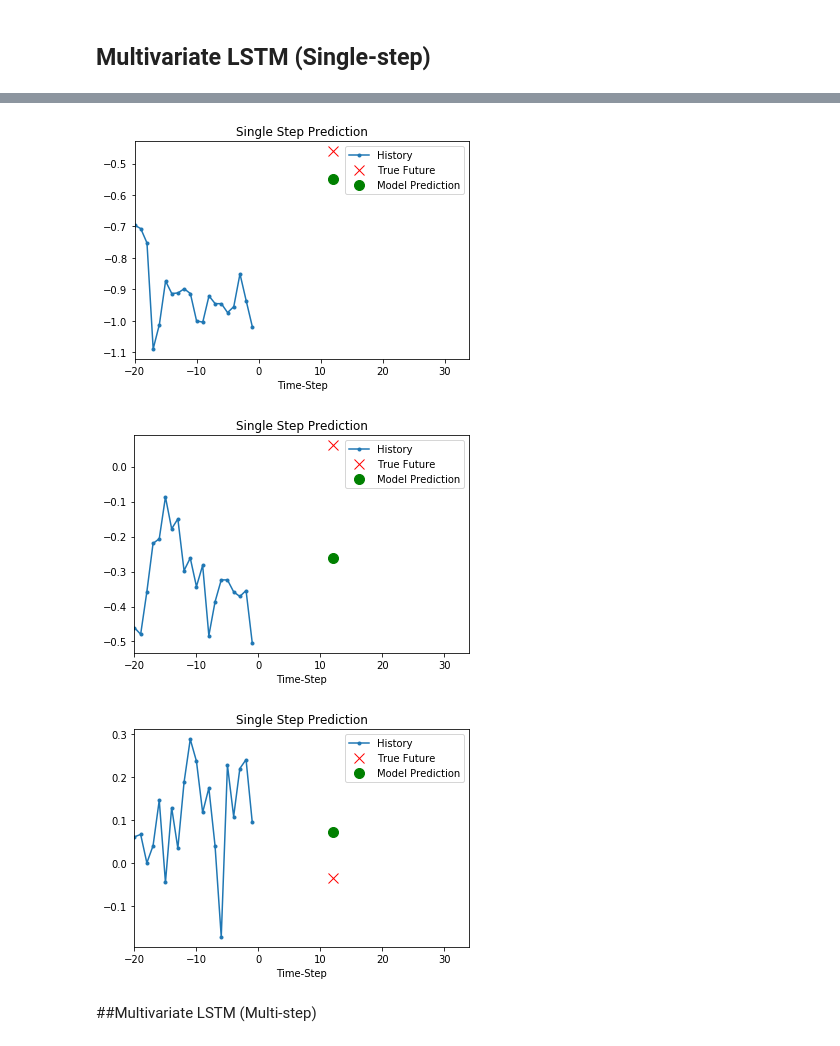
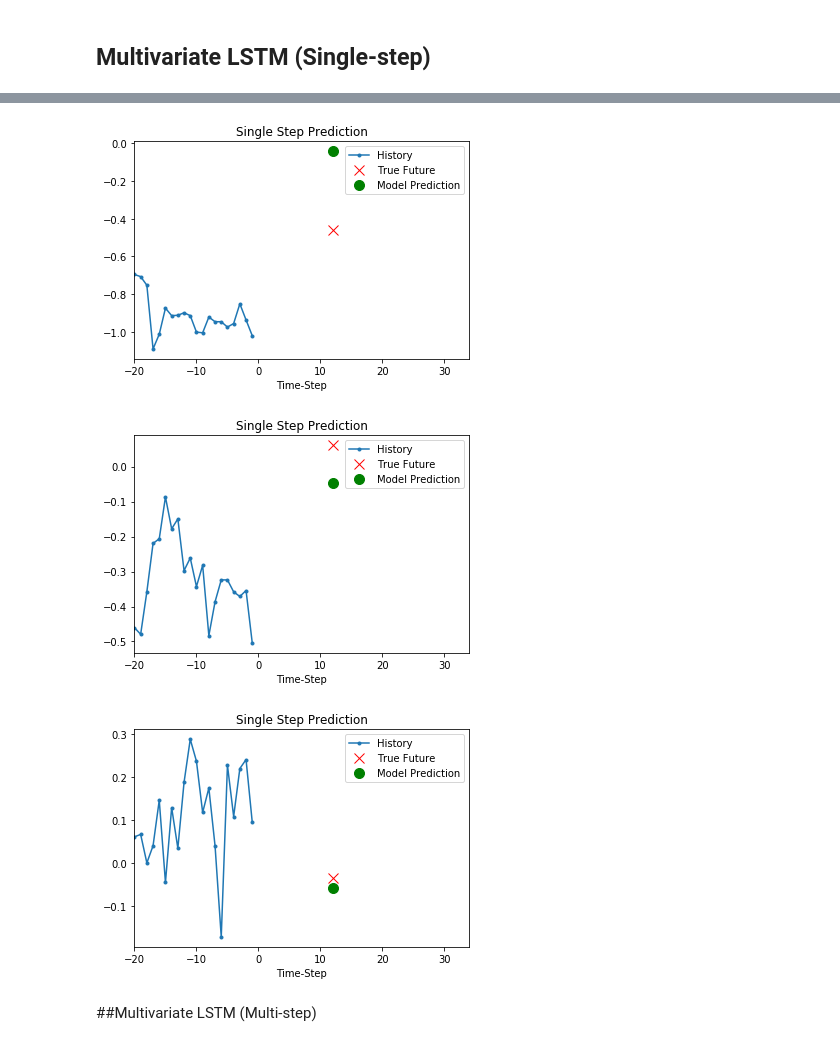
Before and after one commit to robLaing2/Forex_ANN_Forecasting, a Jupyter notebook: ForexAnnEnvironment.ipynb, the cells around one changed output, grey strips where cells are left out. Saved outputs shown, nothing was run; the diff lists cells and outputs as text; code cells hidden in the pictures.

```diff
--- a/ForexAnnEnvironment.ipynb
+++ b/ForexAnnEnvironment.ipynb
@@ -522,3 +521,0 @@ Model loss: 0.04129518703648857
-# %%
-for x, y in dataVal.take(1):
-  print(modelS.predict(x).shape)
@@ -531,7 +526,7 @@ EPOCHS = 2
 EVALUATION_INTERVAL = 10
 
 
-features = ['ForexRate']
+features = ['ForexRate', 'CPIRatio', 'OvrLIBOR']
 
 dataSet = mainDf[features]
 dataSet.index = mainDf['Date']
@@ -614,40 +609,40 @@ import matplotlib as mpl
 import matplotlib.pyplot as plt
 
 
-def create_time_steps(length):
-  return list(range(-length, 0))
+def create_time_steps(length,steps):
+  return list(np.arange(-length, 0,step=steps))
 
 def show_plot(plot_data, delta, title):
   labels = ['History', 'True Future', 'Model Prediction']
   marker = ['.-', 'rx', 'go']
-  time_steps = create_time_steps(plot_data[0].shape[0])
+  time_steps = create_time_steps(plot_data[0].shape[0],1)
   if delta:
     future = delta
   else:
     future = 0
 
   plt.title(title)
   for i, x in enumerate(plot_data):
     if i:
       plt.plot(future, plot_data[i], marker[i], markersize=10,
                label=labels[i])
     else:
       plt.plot(time_steps, plot_data[i].flatten(), marker[i], label=labels[i])
   plt.legend()
   plt.xlim([time_steps[0], (future+5)*2])
   plt.xlabel('Time-Step')
   return plt
 
 
 for x, y in valData.take(3):
   plot = show_plot([x[0][:, 0].numpy(), y[0].numpy(),
                     model.predict(x)[0]], 12,
                    'Single Step Prediction')
   plot.show()
 # %% [output]
-[figure, old version]
+[figure, new version]
-[figure, old version]
+[figure, new version]
-[figure, old version]
+[figure, new version]
 # %% [markdown]
 ##Multivariate LSTM (Multi-step)
 # %%
```
Also changed, not shown: parts of 7 cells of this notebook.
